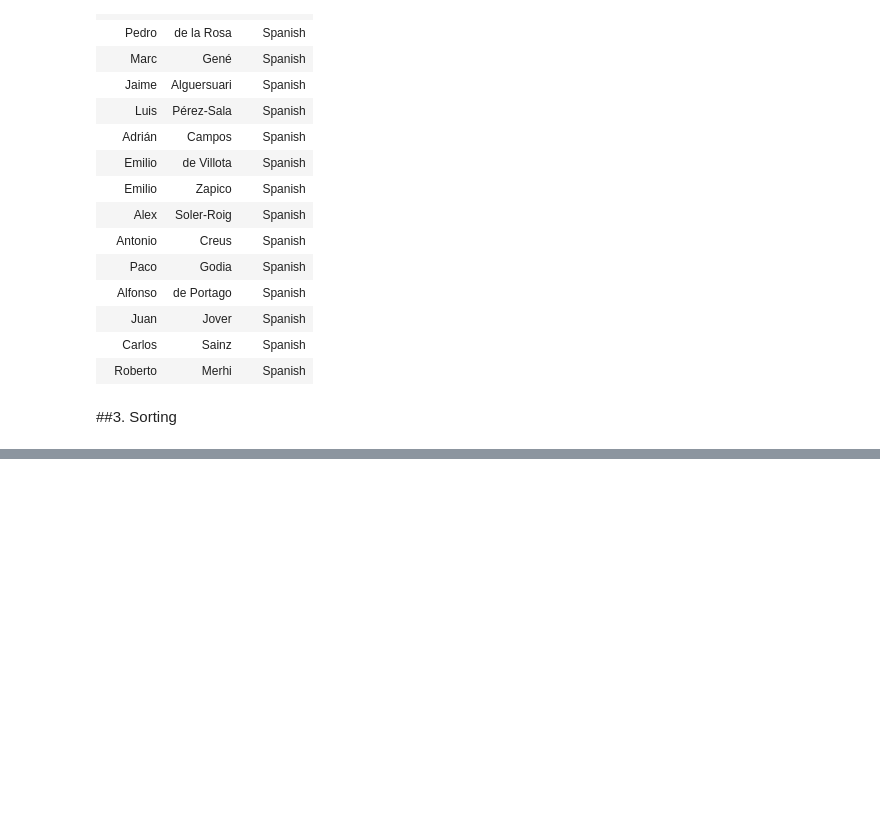
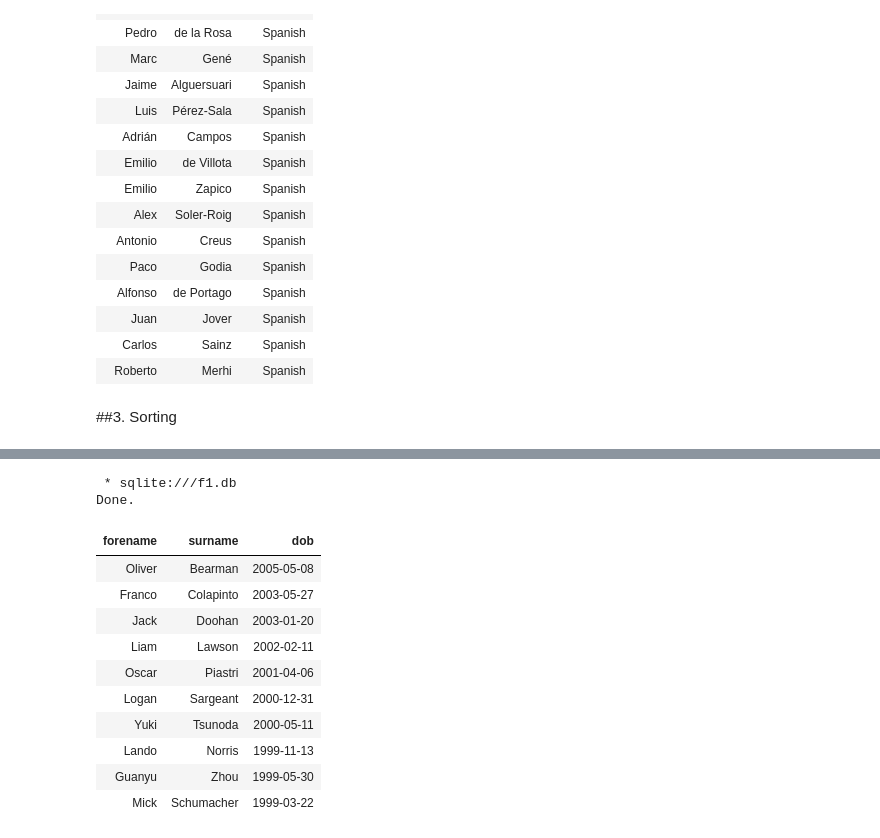
Before and after one commit to abbas-567/Formula-1-SQL, a Jupyter notebook: f1sql.ipynb, the cells around one changed output, grey strips where cells are left out. Cells and saved outputs as stored; diff of their text form; code cells hidden in the pictures; blank space fills up the shorter version.

```diff
--- a/f1sql.ipynb
+++ b/f1sql.ipynb
@@ -106,0 +152,20 @@ Done.
+# %%
+%%sql
+SELECT forename, surname, dob
+FROM drivers
+ORDER BY dob DESC
+LIMIT 10;
+# %% [output]
+ * sqlite:///f1.db
+Done.
+| forename | surname | dob |
+| Oliver | Bearman | 2005-05-08 |
+| Franco | Colapinto | 2003-05-27 |
+| Jack | Doohan | 2003-01-20 |
+| Liam | Lawson | 2002-02-11 |
+| Oscar | Piastri | 2001-04-06 |
+| Logan | Sargeant | 2000-12-31 |
+| Yuki | Tsunoda | 2000-05-11 |
+| Lando | Norris | 1999-11-13 |
+| Guanyu | Zhou | 1999-05-30 |
+| Mick | Schumacher | 1999-03-22 |
```
Also changed, not shown: parts of 14 cells of this notebook.
